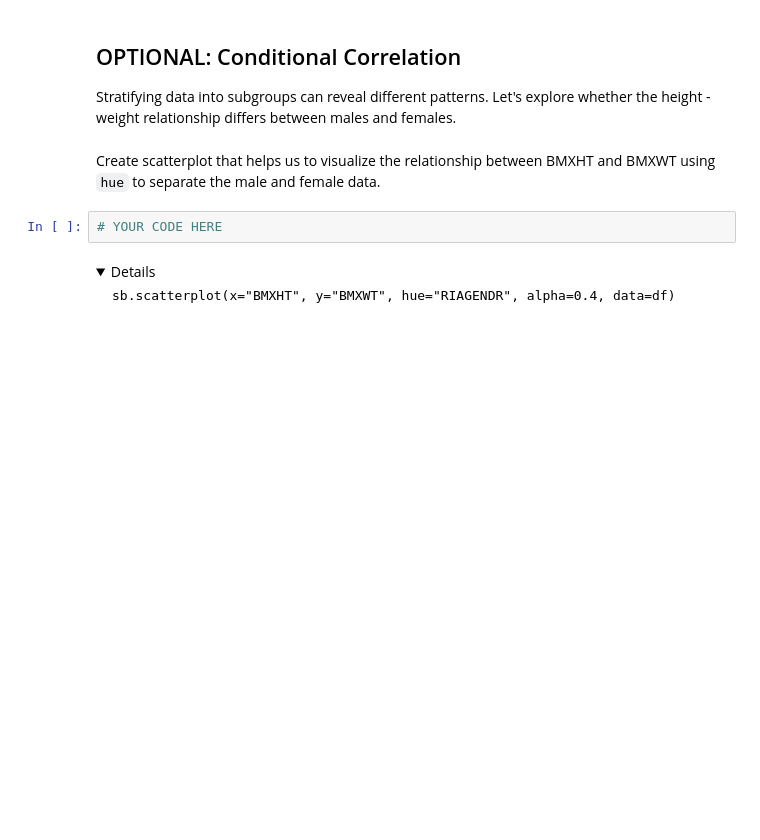
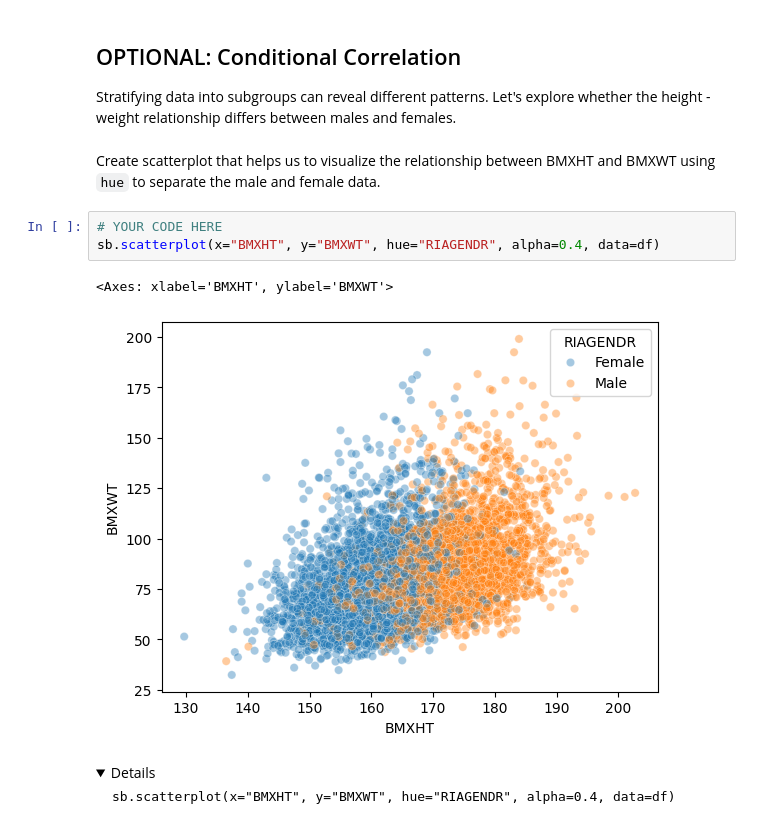
Before and after one commit to cbsebastian24/randomStuff, a Jupyter notebook: Copy_of_Breakout_4b.ipynb, the cells around one changed output. Saved outputs shown, nothing was run; the diff lists cells and outputs as text; folded sections open; blank space fills up the shorter version.

```diff
--- a/Copy_of_Breakout_4b.ipynb
+++ b/Copy_of_Breakout_4b.ipynb
@@ -199,8 +243,12 @@ Let's explore whether the height - weight relationship differs between males and
 # %% [markdown]
 Create scatterplot that helps us to visualize the
 relationship between BMXHT and BMXWT using `hue` to separate the male and female data.
-# %%
-# YOUR CODE HERE
+# %%
+# YOUR CODE HERE
+sb.scatterplot(x="BMXHT", y="BMXWT", hue="RIAGENDR", alpha=0.4, data=df)
+# %% [output]
+<Axes: xlabel='BMXHT', ylabel='BMXWT'>
+[figure, added]
 # %% [markdown]
 <details>
 
```
Also changed, not shown: parts of 50 cells of this notebook.
